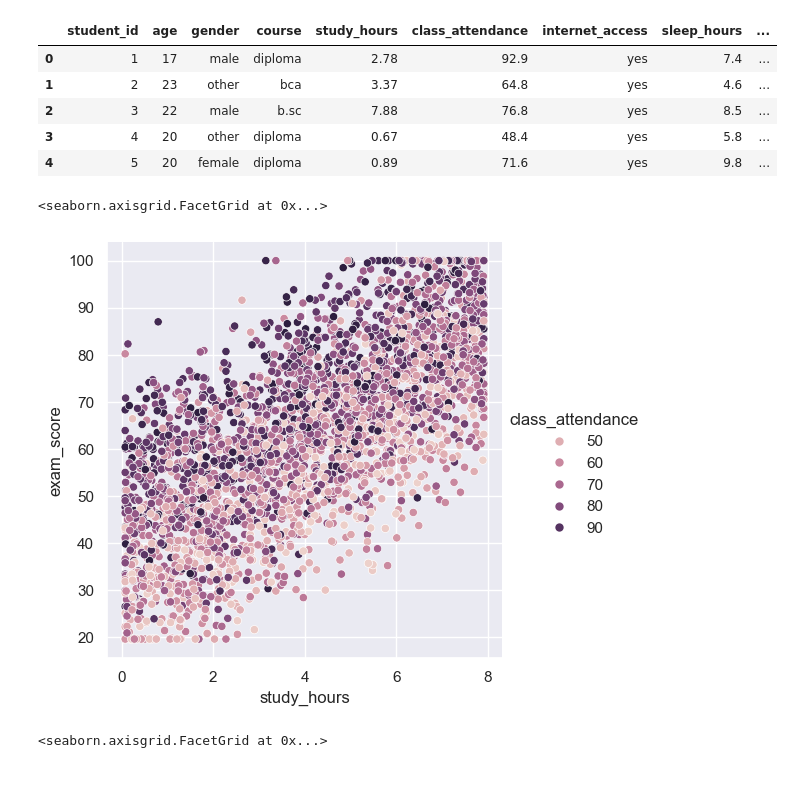
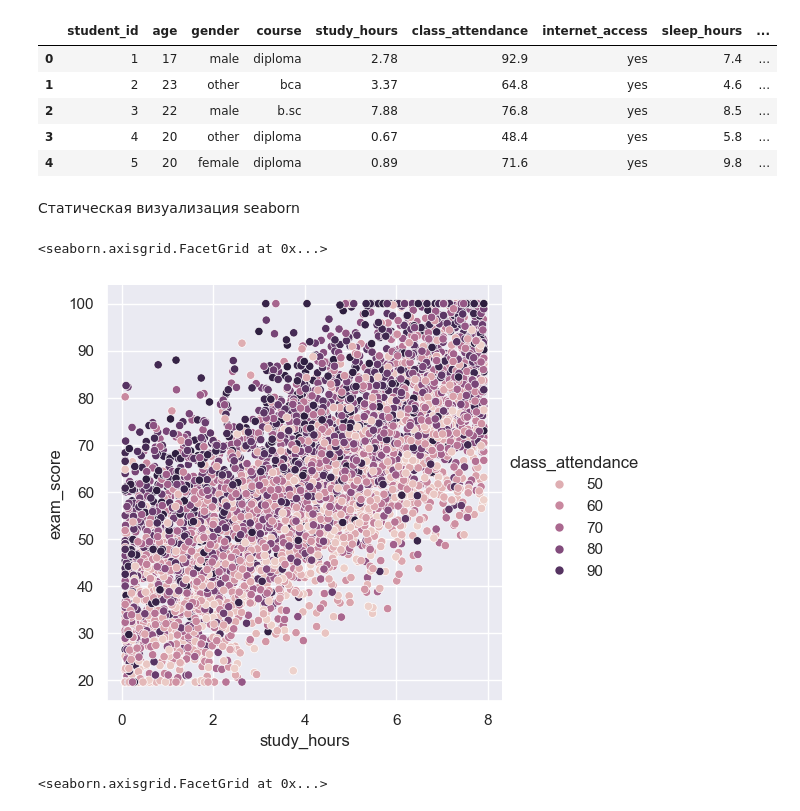
Before and after one commit to mkgurenkov/ai-systems, a Jupyter notebook: l1/l1.ipynb, the cells around one changed output. Saved outputs shown, nothing was run; the diff lists cells and outputs as text; code cells hidden in the pictures; blank space fills up the shorter version.

```diff
--- a/l1/l1.ipynb
+++ b/l1/l1.ipynb
@@ -119,4 +102,4 @@ $sin(X) \approx X - \frac{X^3}{3!} + \frac{X^5}{5!} - \frac{X^7}{7!}+ \dots - \f
 # %%
 import pandas as pd
 
-df = pd.read_csv("Exam_Score_Prediction.csv")
+raw = pd.read_csv("Exam_Score_Prediction.csv")
@@ -190,18 +178,20 @@ df_with_m.head()
 | 2 | 3 | 22 | male | b.sc | 7.88 | 76.8 | yes | 8.5 | ... |
 | 3 | 4 | 20 | other | diploma | 0.67 | 48.4 | yes | 5.8 | ... |
 | 4 | 5 | 20 | female | diploma | 0.89 | 71.6 | yes | 9.8 | ... |
+# %% [markdown]
+Статическая визуализация seaborn
 # %%
 import seaborn as sns
 
 sns.set_theme()
 
 sns.relplot(
-    data=df[1:3000],
+    data=raw[1:5000],
     x="study_hours", y="exam_score",
     hue="class_attendance"
 )
 # %% [output]
 <seaborn.axisgrid.FacetGrid at 0x...>
-[figure, old version]
+[figure, new version]
 # %%
 sns.relplot(
```
Also changed, not shown: parts of 37 cells of this notebook, 2 other files.
